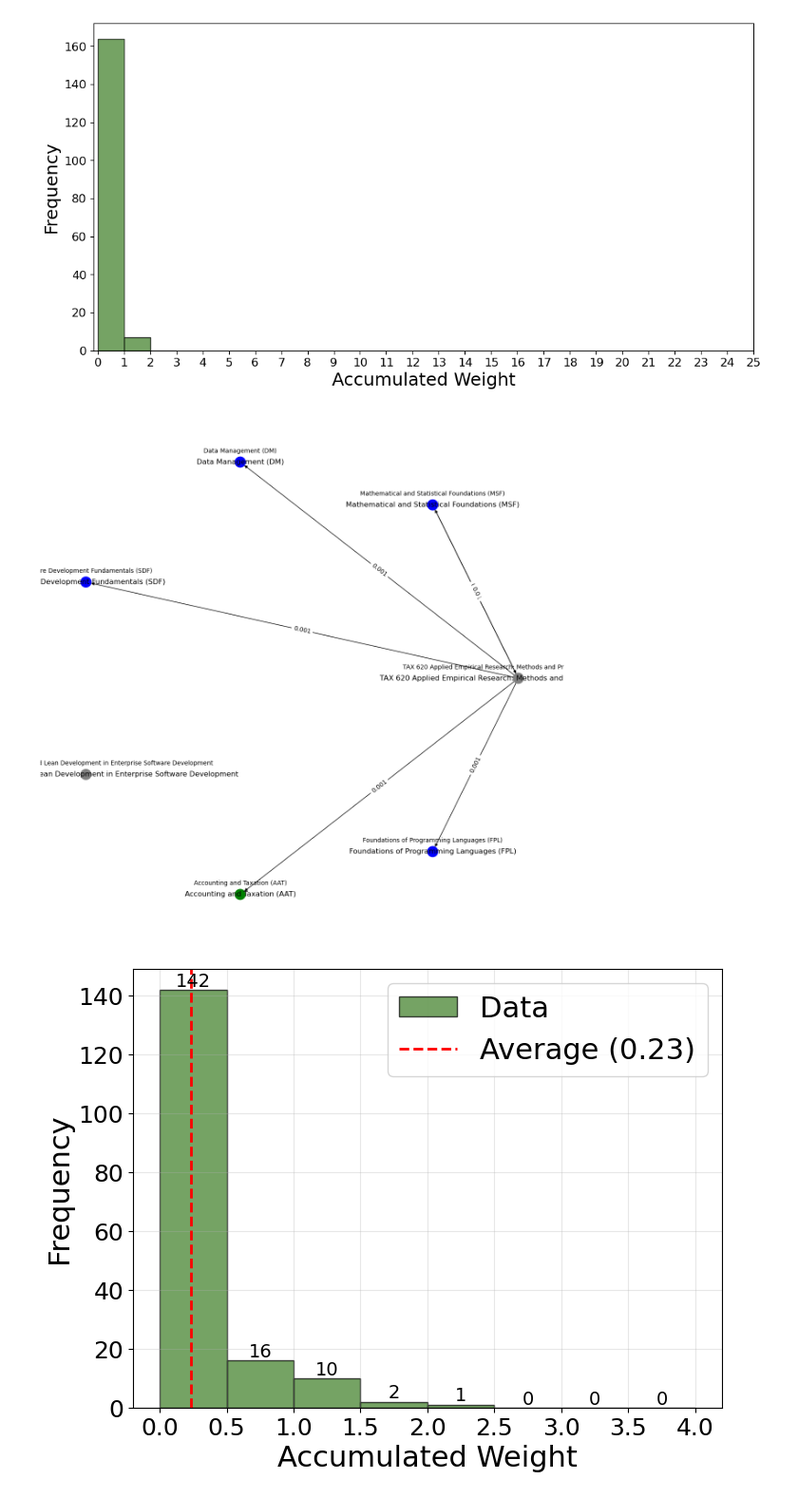
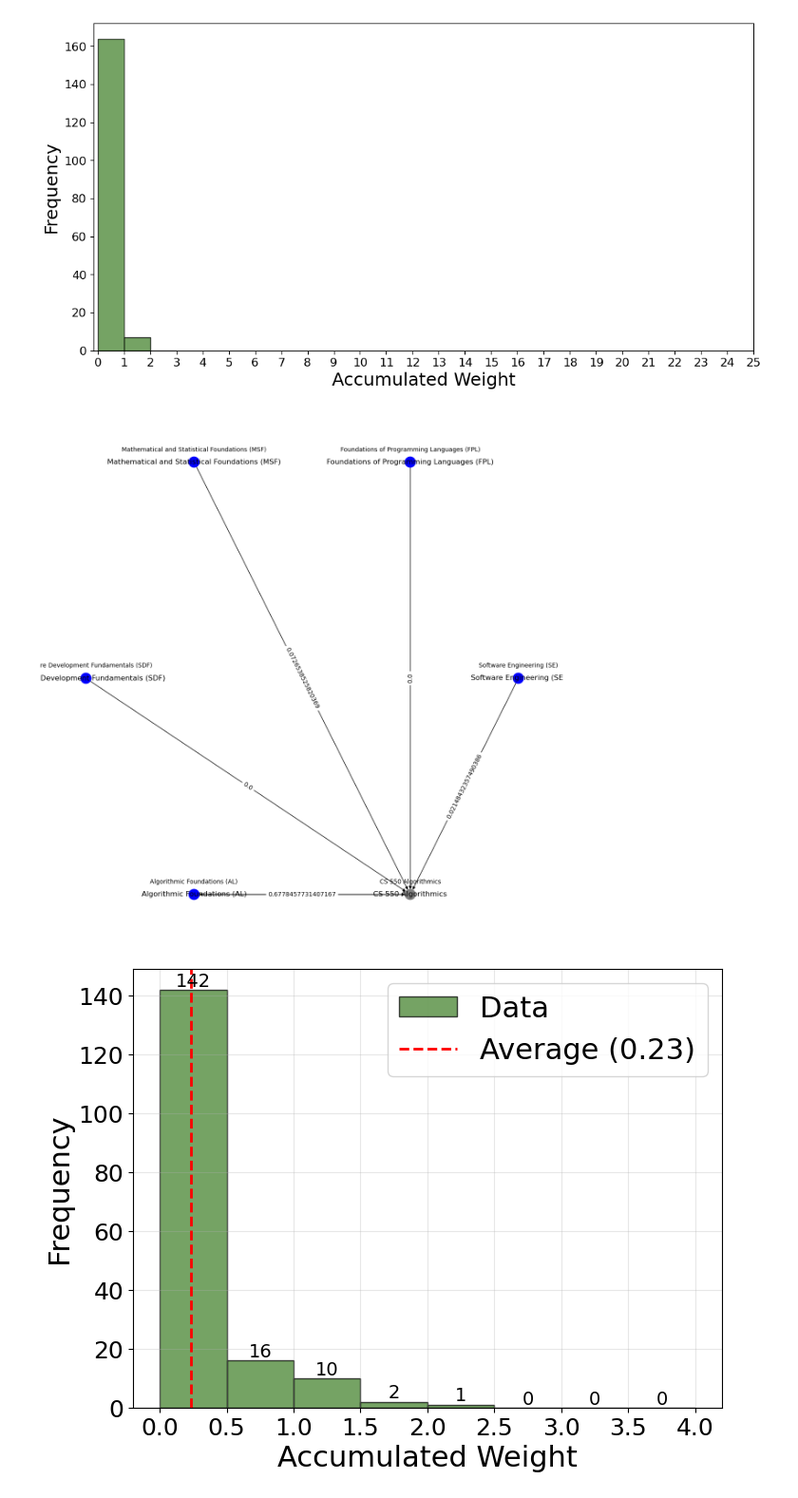
Before and after one commit to ueaul/Course_Suggestion, a Jupyter notebook: 02_MasterWifoMannheim/01_Notebooks/02_Experiments.ipynb, the cells around one changed output. Shown at 95% size. Cells and saved outputs as stored; diff of their text form; code cells hidden in the pictures.

```diff
--- a/02_MasterWifoMannheim/01_Notebooks/02_Experiments.ipynb
+++ b/02_MasterWifoMannheim/01_Notebooks/02_Experiments.ipynb
@@ -209,12 +209,14 @@ Depth 3: 7
 # Script for visualization
 
 # Choose node
-node_id = 'IS 613 Applied Project in Design Thinking and Lean Software Development'
+node_id = 'CS 550 Algorithmics'
 #node_id = 'CS 308 Softwaretechnik I Software Engineering I'
 
 # Get relevant edges
-incoming_nodes = [n for n in G.predecessors(node_id) if G.nodes[n].get("type") == "course" or G.nodes[n].get("type") == "prerequisite"]
-#outgoing_nodes = [n for n in G.successors(node_id)]
+incoming_nodes = [n for n in G.predecessors(node_id) if G.nodes[n].get("type") == "skill"]
+outgoing_nodes = [n for n in G.successors(node_id) if G.nodes[n].get("type") == "skill"]
+
+print(G.edges['Mathematical and Statistical Foundations (MSF)', 'CS 550 Algorithmics'].get("weight"))
 
 # Combine relevant edges and create subgraph
 #subgraph_nodes = set([node_id] + incoming_nodes + outgoing_nodes)
@@ -361,49 +364,49 @@ plt.show()
 # Script for visualization
 
 # Choose node
-node_id = 'TAX 620 Applied Empirical Research: Methods and Practical Implementation'
+node_id = 'CS 550 Algorithmics'
 #node_id = 'CS 308 Softwaretechnik I Software Engineering I'
 
 # Get relevant edges
-#incoming_nodes = [n for n in G.predecessors(node_id) if G.nodes[n].get("type") == "course" or G.nodes[n].get("type") == "prerequisite"]
+incoming_nodes = [n for n in G.predecessors(node_id)]
 outgoing_nodes = [n for n in G.successors(node_id)]
 
 # Combine relevant edges and create subgraph
-subgraph_nodes = set([node_id] + incoming_nodes + outgoing_nodes)
+#subgraph_nodes = set([node_id] + incoming_nodes + outgoing_nodes)
 #subgraph_nodes = set([node_id] + outgoing_nodes)
-#subgraph_nodes = set([node_id] + incoming_nodes)
+subgraph_nodes = set([node_id] + incoming_nodes)
 
 subgraph = G.subgraph(subgraph_nodes)
 
 # Create layout for subgraph
 pos = nx.circular_layout(subgraph)
 
 plt.figure(figsize=(12, 12))
 
 # Draw subgraph
 node_colors = [subgraph.nodes[node]['color'] for node in subgraph.nodes()]
 nx.draw(subgraph, pos, with_labels=True, node_color=node_colors, font_size=12)
 
 # Add labels
 node_labels = {
     node: f"{node}\nAmount: {subgraph.nodes[node]['amount']}"
     if 'amount' in subgraph.nodes[node] else node
     for node in subgraph.nodes()
 }
 
 offset = 0.05
 label_pos = {node: (pos[node][0], pos[node][1] + offset) for node in subgraph.nodes()}
 
 nx.draw_networkx_labels(subgraph, label_pos, labels=node_labels, font_size=10)
 
 edge_labels = nx.get_edge_attributes(subgraph, 'weight')
 nx.draw_networkx_edge_labels(subgraph, pos, edge_labels=edge_labels)
 
 
 plt.savefig("subgraph_with_edges.pdf", format="pdf")
 plt.show()
 # %% [output]
-[figure, old version]
+[figure, new version]
 # %%
 # Create Histogramms
 plt.figure(figsize=(8, 6))
```
Also changed, not shown: parts of 1 cell of this notebook, 19 other files.
